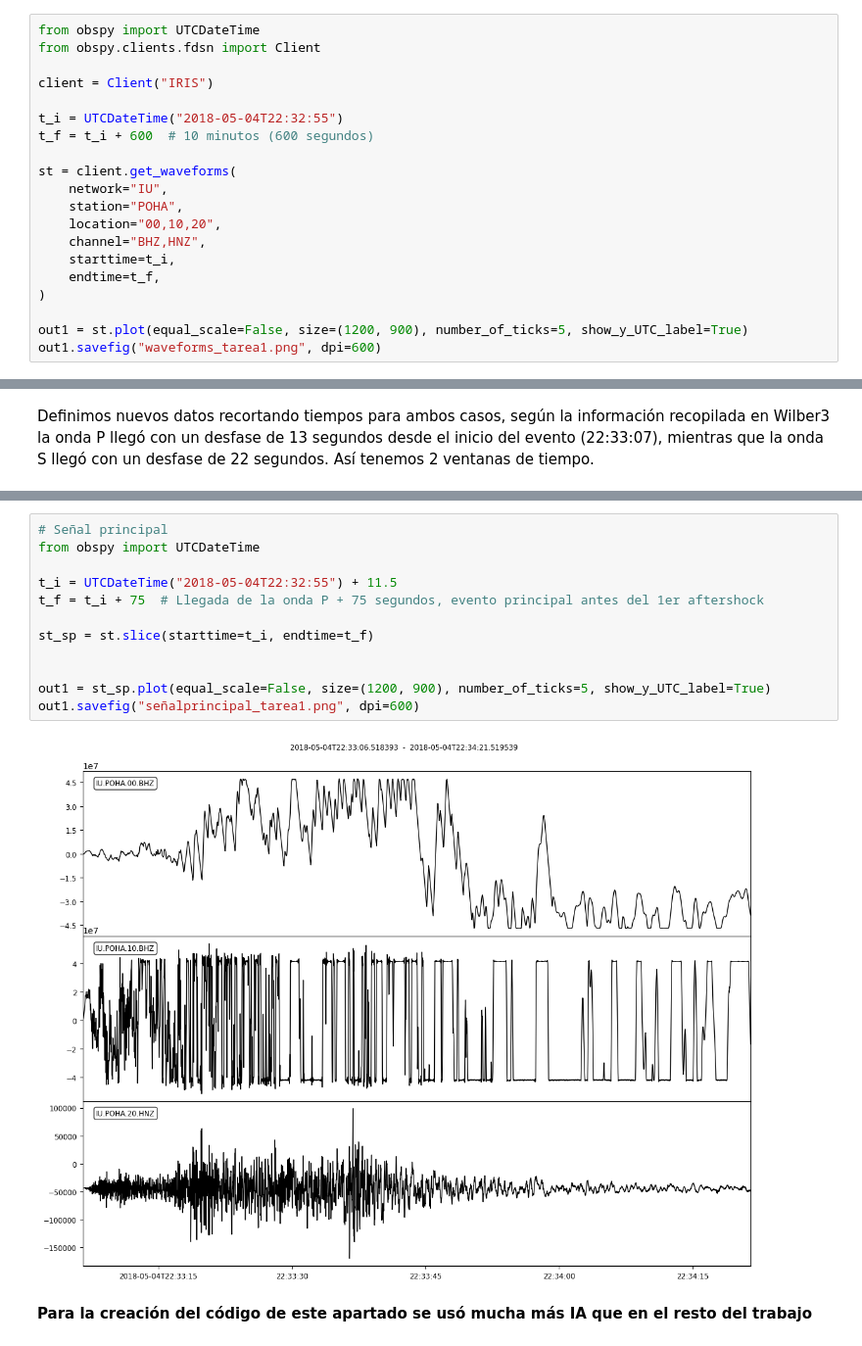
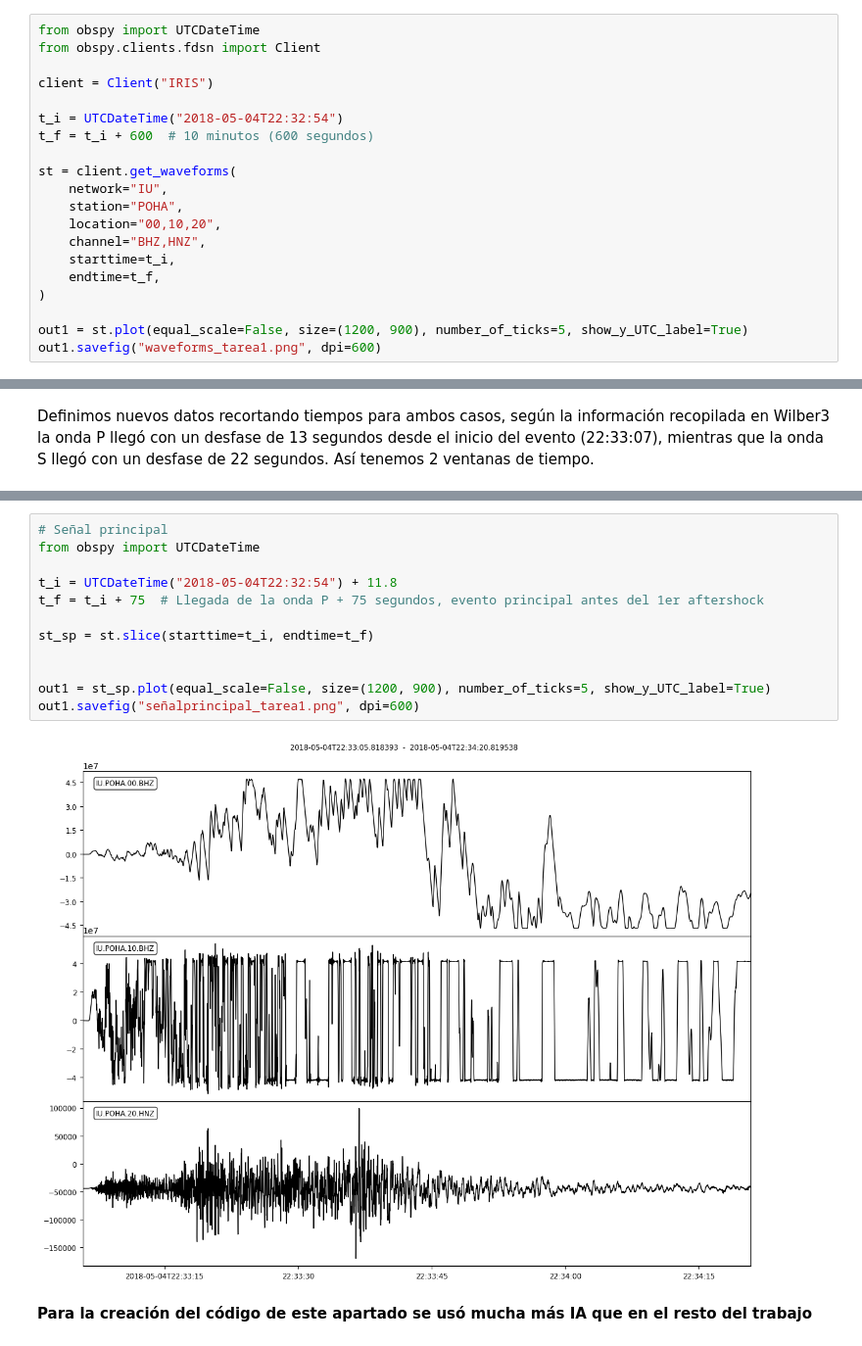
Before and after one commit to CristopherSanchezA/Geofisica-Python, a Jupyter notebook: Análisis_Datos_Sismológicos/Tarea_1/Tarea1.ipynb, the cells around one changed output, grey strips where cells are left out. Shown at 98% size. Drawn from its saved outputs; the diff is of its cells as text.

```diff
--- a/Análisis_Datos_Sismológicos/Tarea_1/Tarea1.ipynb
+++ b/Análisis_Datos_Sismológicos/Tarea_1/Tarea1.ipynb
@@ -104,7 +104,7 @@ from obspy.clients.fdsn import Client
 
 client = Client("IRIS")
 
-t_i = UTCDateTime("2018-05-04T22:32:55")
+t_i = UTCDateTime("2018-05-04T22:32:54")
 t_f = t_i + 600  # 10 minutos (600 segundos)
 
 st = client.get_waveforms(
@@ -265,17 +264,17 @@ out1.savefig("ruidoambiental_tarea1.png", dpi=600)
 # %%
 # Señal principal
 from obspy import UTCDateTime
 
-t_i = UTCDateTime("2018-05-04T22:32:55") + 11.5
+t_i = UTCDateTime("2018-05-04T22:32:54") + 11.8
 t_f = t_i + 75  # Llegada de la onda P + 75 segundos, evento principal antes del 1er aftershock
 
 st_sp = st.slice(starttime=t_i, endtime=t_f)
 
 
 out1 = st_sp.plot(equal_scale=False, size=(1200, 900), number_of_ticks=5, show_y_UTC_label=True)
 out1.savefig("señalprincipal_tarea1.png", dpi=600)
 # %% [output]
-[figure, old version]
+[figure, new version]
 # %% [markdown]
 **Para la creación del código de este apartado se usó mucha más IA que en el resto del trabajo**
 # %%
```
Also changed, not shown: parts of 10 cells of this notebook, 11 other files.
